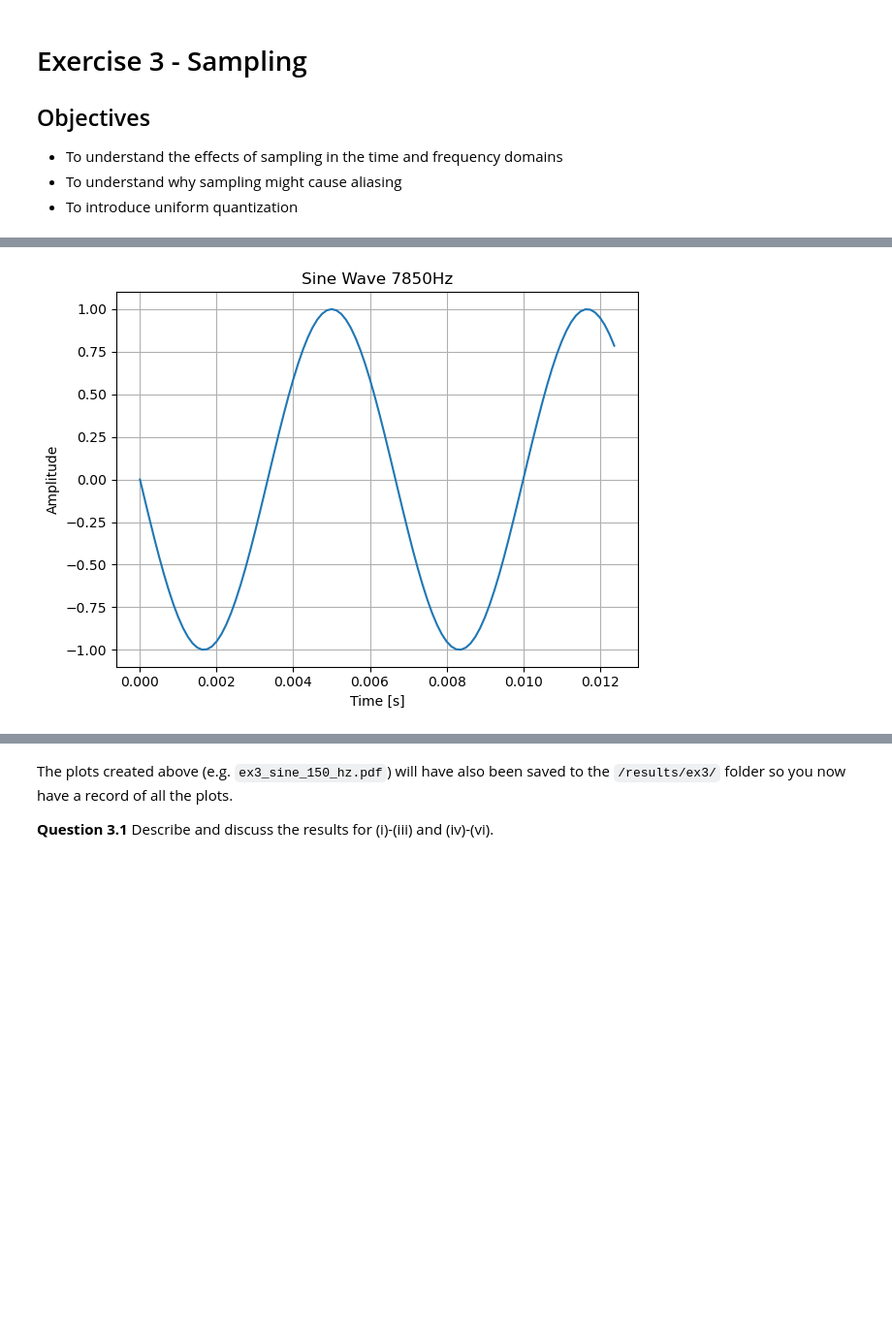
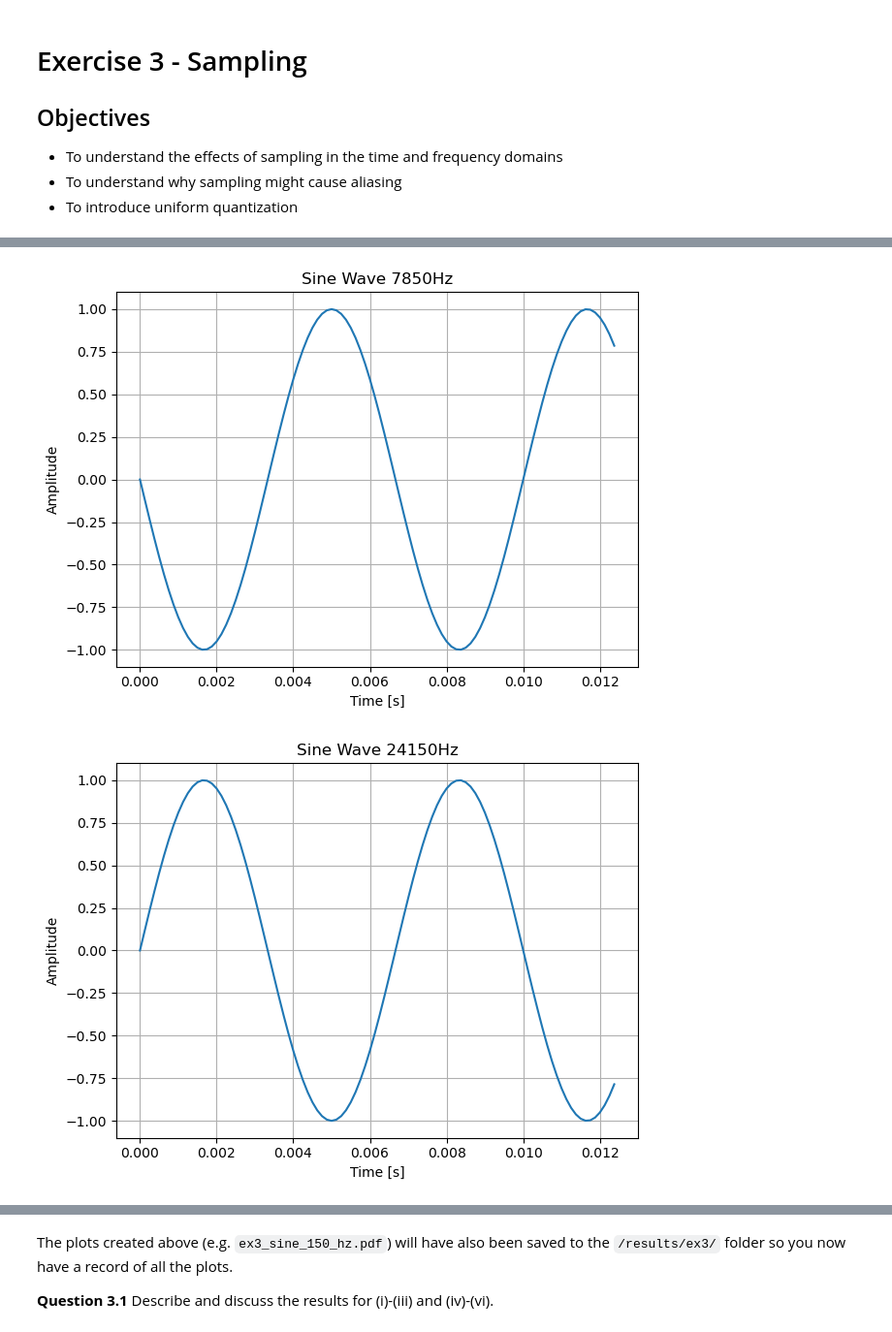
Before and after one commit to LH-and-FPGA/sap-EE2-SS-LAB, a Jupyter notebook: EX3 - Sampling.ipynb, the cells around one changed output, grey strips where cells are left out. Shown at 97% size. Drawn from its saved outputs; the diff is of its cells as text; code cells hidden in the pictures; blank space fills up the shorter version.

```diff
--- a/EX3 - Sampling.ipynb
+++ b/EX3 - Sampling.ipynb
@@ -51,25 +51,26 @@ $(\text{iv}) \:  f=7400$ Hz, $\quad (\text{v}) \:  f=7700$ Hz $\:$ and $\: (\tex
 # %%
 import numpy as np
 import matplotlib.pyplot as plt
 
 from functions.lab_functions import sinegen, cosgen
 from functions.lab_functions import plot_signal
 
 fs = 8000
 Nsamp = 100
 
-fsig_list = [150, 300, 600, 7400, 7700, 7850]  # parts (i) to (vi)
+fsig_list = [150, 300, 600, 7400, 7700, 7850, 24150, 24300, 24600]  # parts (i) to (vi)
 
 for fsig in fsig_list:
     t, x = sinegen(fs, fsig, Nsamp)
 
     plt_fig = plot_signal(t, x, title='Sine Wave ' + str(fsig) + 'Hz', xlabel='Time [s]', ylabel='Amplitude')
     plt_fig.savefig('results/ex3/ex3_sine_' + str(fsig) + '_hz.pdf')
     plt_fig.show()
 # %% [output]
 [figure]
 [figure]
 [figure]
 [figure]
 [figure]
 [figure]
+[figure, added]
```
Also changed, not shown: parts of 2 cells of this notebook, 9 other files.
